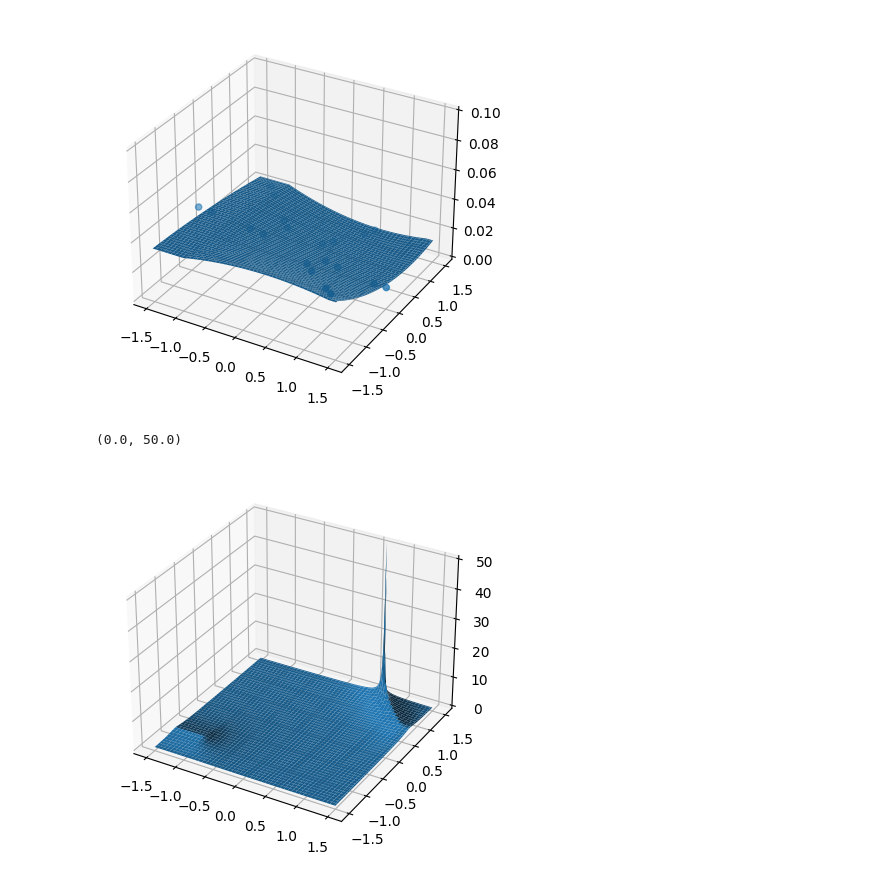
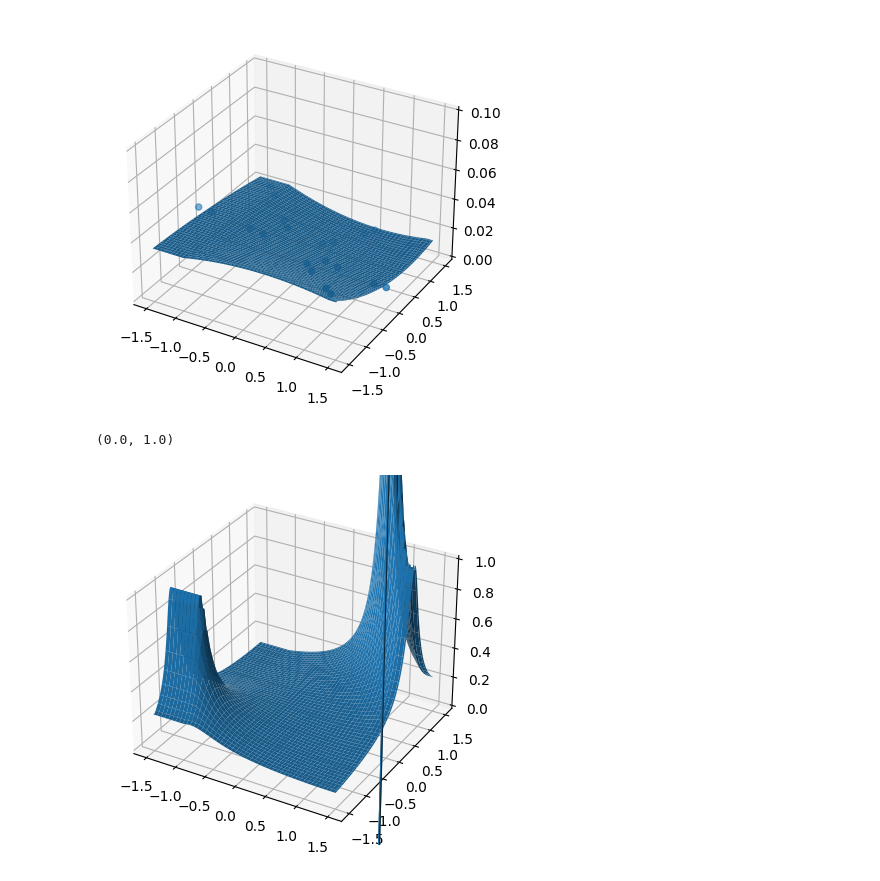
Before and after one commit to Alepescinaa/ScientificTools, a Jupyter notebook: Project1/Cp1/Checkpoint1.ipynb, the cells around one changed output. Drawn from its saved outputs; the diff is of its cells as text; code cells hidden in the pictures.

```diff
--- a/Project1/Cp1/Checkpoint1.ipynb
+++ b/Project1/Cp1/Checkpoint1.ipynb
@@ -190,7 +196,7 @@ def checkpoint1_solution(x, y, t, X, Y, s_value):
     vel_pred = 1.0/( np.sqrt((grad_x/(3.0/1500))**2+(grad_y/(3.0/1500))**2) + 1e-4)
     return time_pred, vel_pred
 # %%
-time_pred,vel_pred = checkpoint1_solution(x_meas, y_meas, t_meas, X, Y, 0.2)
+time_pred,vel_pred = checkpoint1_solution(x_meas, y_meas, t_meas, X, Y, 25)
 # %%
 fig, ax = plt.subplots(subplot_kw={"projection": "3d"})
 ax.plot_surface(X,Y,time_pred)
@@ -202,7 +208,7 @@ ax.axes.set_zlim3d(bottom=0, top=0.1)
 # %%
 fig, ax = plt.subplots(subplot_kw={"projection": "3d"})
 ax.plot_surface(X,Y,vel_pred)
-ax.axes.set_zlim3d(bottom=0, top=50)
+ax.axes.set_zlim3d(bottom=0, top=1)
 # %% [output]
-(0.0, 50.0)
+(0.0, 1.0)
-[figure, old version]
+[figure, new version]
```
Also changed, not shown: parts of 3 cells of this notebook.
